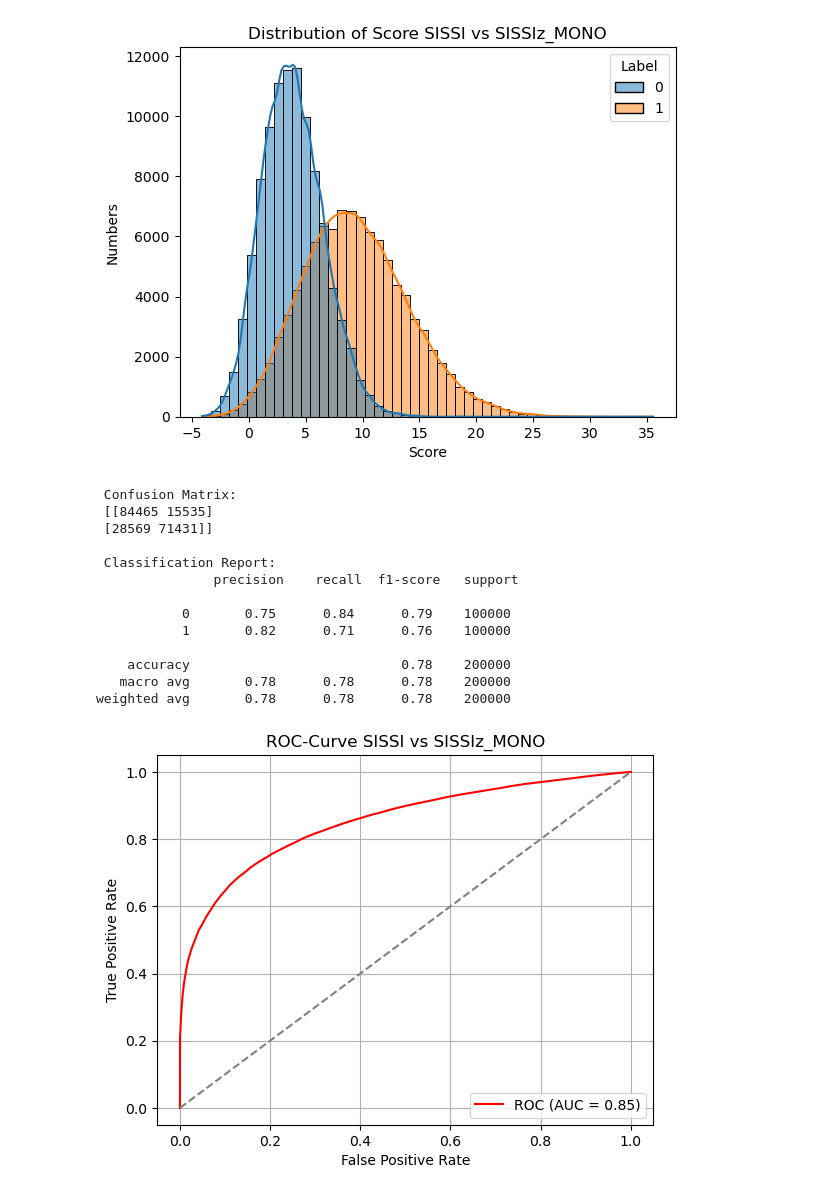
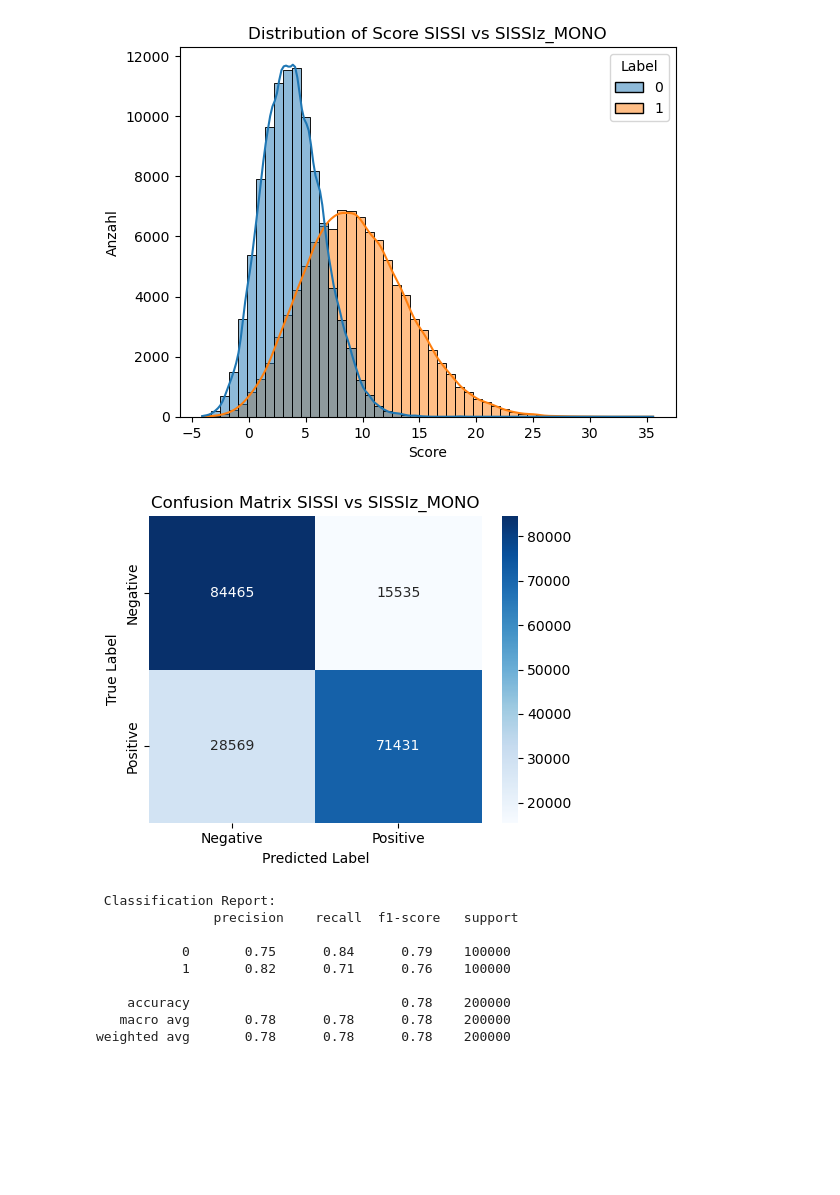
Before and after one commit to Faragas91/Masterarbeit, a Jupyter notebook: 2.Versuch/Scripts/ROC-Curve_MXfold2.ipynb, the cells around one changed output. Saved outputs shown, nothing was run; the diff lists cells and outputs as text; code cells hidden in the pictures; blank space fills up the shorter version.

```diff
--- a/2.Versuch/Scripts/ROC-Curve_MXfold2.ipynb
+++ b/2.Versuch/Scripts/ROC-Curve_MXfold2.ipynb
@@ -52,20 +74,20 @@ def evaluate_classifier_noise(df_positive, df_negative, pos_label=1, neg_label=0
 # %%
 import pandas as pd
 
-df_sissi = pd.DataFrame(pd.read_excel("C:/bla/Waste/MA/2.Versuch/MXfold2_Excel/sissi.xlsx", usecols=['Score']))
-df_sissiz_mono = pd.DataFrame(pd.read_excel("C:/bla/Waste/MA/2.Versuch/MXfold2_Excel/sissiz_mono.xlsx", usecols=['Score']))
-df_sissiz_di = pd.DataFrame(pd.read_excel("C:/bla/Waste/MA/2.Versuch/MXfold2_Excel/sissiz_di.xlsx", usecols=['Score']))
-df_multiperm_mono = pd.DataFrame(pd.read_excel("C:/bla/Waste/MA/2.Versuch/MXfold2_Excel/multiperm_mono.xlsx", usecols=['Score']))
-df_multiperm_di = pd.DataFrame(pd.read_excel("C:/bla/Waste/MA/2.Versuch/MXfold2_Excel/multiperm_di.xlsx", usecols=['Score']))
-df_aln_shuffle = pd.DataFrame(pd.read_excel("C:/bla/Waste/MA/2.Versuch/MXfold2_Excel/alifoldz.xlsx", usecols=['Score']))
+# Positive Dataset
+df_sissi = pd.DataFrame(pd.read_excel("D:/Masterarbeit/2.Versuch/Data/MXfold2_Excel/sissi.xlsx", usecols=['Score']))
+
+# Negative Datasets
+df_sissiz_mono = pd.DataFrame(pd.read_excel("D:/Masterarbeit/2.Versuch/Data/MXfold2_Excel/sissiz_mono.xlsx", usecols=['Score']))
+df_sissiz_di = pd.DataFrame(pd.read_excel("D:/Masterarbeit/2.Versuch/Data/MXfold2_Excel/sissiz_di.xlsx", usecols=['Score']))
+df_multiperm_mono = pd.DataFrame(pd.read_excel("D:/Masterarbeit/2.Versuch/Data/MXfold2_Excel/multiperm_mono.xlsx", usecols=['Score']))
+df_multiperm_di = pd.DataFrame(pd.read_excel("D:/Masterarbeit/2.Versuch/Data/MXfold2_Excel/multiperm_di.xlsx", usecols=['Score']))
+df_aln_shuffle = pd.DataFrame(pd.read_excel("D:/Masterarbeit/2.Versuch/Data/MXfold2_Excel/alifoldz.xlsx", usecols=['Score']))
 # %%
-evaluate_classifier_noise(df_sissi, df_sissiz_mono, title_suffix="SISSI vs SISSIz_MONO")
+evaluate_classifier(df_sissi, df_sissiz_mono, title_suffix="SISSI vs SISSIz_MONO", save_path="D:/Masterarbeit/2.Versuch/Result/MXfold2/")
 # %% [output]
-[figure, old version]
+[figure, new version]
+[figure, new version]
- Confusion Matrix:
- [[84465 15535]
- [28569 71431]]
-
  Classification Report:
                precision    recall  f1-score   support
 
@@ -75,4 +97,3 @@ evaluate_classifier_noise(df_sissi, df_sissiz_mono, title_suffix="SISSI vs SISSI
     accuracy                           0.78    200000
    macro avg       0.78      0.78      0.78    200000
 weighted avg       0.78      0.78      0.78    200000
-[figure, old version]
```
Also changed, not shown: parts of 7 cells of this notebook, 1 other file.
